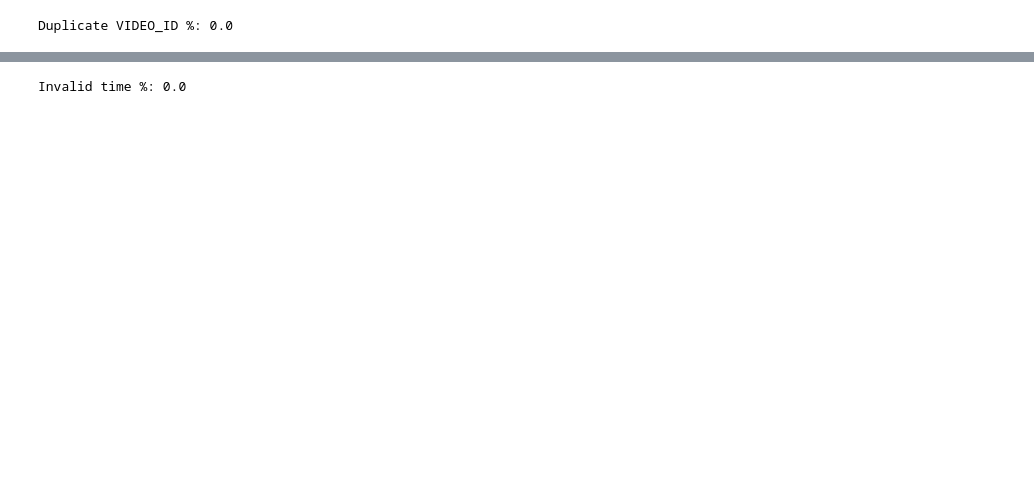
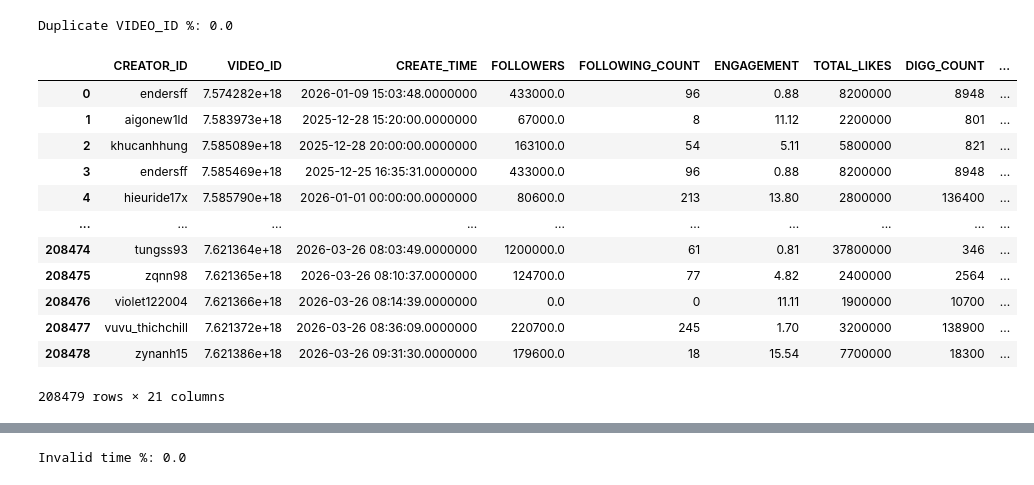
Before and after one commit to lamphat344961-alt/TIKTOK_crawl_V2, a Jupyter notebook: clustering/feature_engineering.ipynb, the cells around one changed output, grey strips where cells are left out. Cells and saved outputs as stored; diff of their text form; code cells hidden in the pictures; blank space fills up the shorter version.

```diff
--- a/clustering/feature_engineering.ipynb
+++ b/clustering/feature_engineering.ipynb
@@ -17,3 +17,19 @@ dup = dataset['VIDEO_ID'].duplicated().mean()
 print("Duplicate VIDEO_ID %:", dup)
 # %% [output]
 Duplicate VIDEO_ID %: 0.0
+# %%
+dataset
+# %% [output]
+|  | CREATOR_ID | VIDEO_ID | CREATE_TIME | FOLLOWERS | FOLLOWING_COUNT | ENGAGEMENT | TOTAL_LIKES | DIGG_COUNT | ... |
+| 0 | endersff | 7.574282e+18 | 2026-01-09 15:03:48.0000000 | 433000.0 | 96 | 0.88 | 8200000 | 8948 | ... |
+| 1 | aigonew1ld | 7.583973e+18 | 2025-12-28 15:20:00.0000000 | 67000.0 | 8 | 11.12 | 2200000 | 801 | ... |
+| 2 | khucanhhung | 7.585089e+18 | 2025-12-28 20:00:00.0000000 | 163100.0 | 54 | 5.11 | 5800000 | 821 | ... |
+| 3 | endersff | 7.585469e+18 | 2025-12-25 16:35:31.0000000 | 433000.0 | 96 | 0.88 | 8200000 | 8948 | ... |
+| 4 | hieuride17x | 7.585790e+18 | 2026-01-01 00:00:00.0000000 | 80600.0 | 213 | 13.80 | 2800000 | 136400 | ... |
+| ... | ... | ... | ... | ... | ... | ... | ... | ... | ... |
+| 208474 | tungss93 | 7.621364e+18 | 2026-03-26 08:03:49.0000000 | 1200000.0 | 61 | 0.81 | 37800000 | 346 | ... |
+| 208475 | zqnn98 | 7.621365e+18 | 2026-03-26 08:10:37.0000000 | 124700.0 | 77 | 4.82 | 2400000 | 2564 | ... |
+| 208476 | violet122004 | 7.621366e+18 | 2026-03-26 08:14:39.0000000 | 0.0 | 0 | 11.11 | 1900000 | 10700 | ... |
+| 208477 | vuvu_thichchill | 7.621372e+18 | 2026-03-26 08:36:09.0000000 | 220700.0 | 245 | 1.70 | 3200000 | 138900 | ... |
+| 208478 | zynanh15 | 7.621386e+18 | 2026-03-26 09:31:30.0000000 | 179600.0 | 18 | 15.54 | 7700000 | 18300 | ... |
+208479 rows × 21 columns
```
Also changed, not shown: parts of 22 cells of this notebook.
